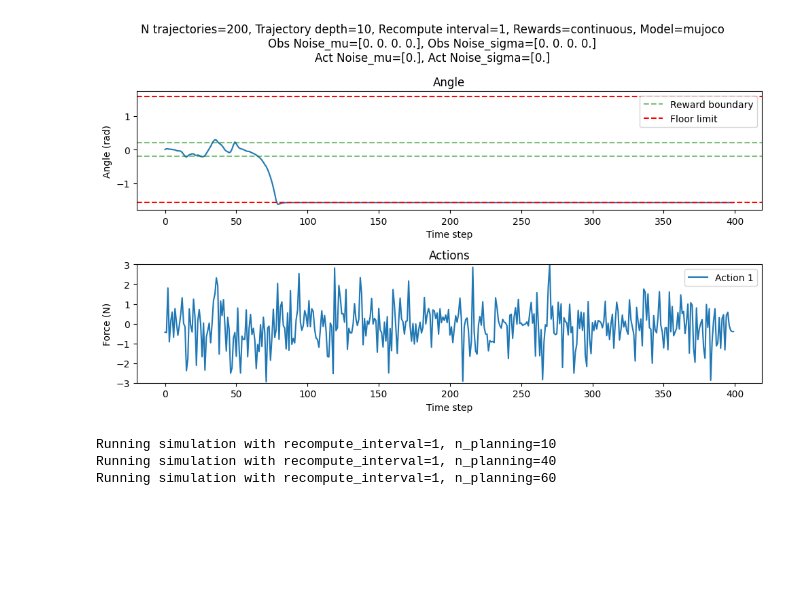
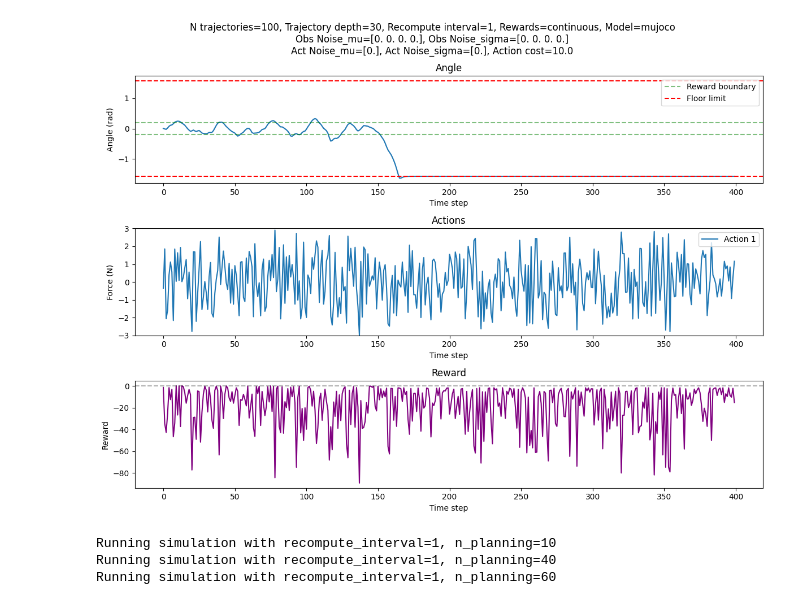
Before and after one commit to jtbuch/mpc_dojo, a Jupyter notebook: dan/MujocoCartpoleSimulations.ipynb, the cells around one changed output. Saved outputs shown, nothing was run; the diff lists cells and outputs as text; code cells hidden in the pictures; blank space fills up the shorter version.

Commit message:
Added action costs to the planning (subtracted from angle rewards)

```diff
--- a/dan/MujocoCartpoleSimulations.ipynb
+++ b/dan/MujocoCartpoleSimulations.ipynb
@@ -6,7 +6,7 @@ import gymnasium as gym
 from scipy.linalg import solve_discrete_are
 import imageio
 # %%
-def simulate(bird, n_episodes, time_steps, recompute_interval, obs_noise_mu=np.array([1.0, 0.0, 0.0, 0.0]), obs_noise_sigma=np.array([0.0, 0.0, 0.0, 0.0]), act_noise_mu=np.array([0.0]), act_noise_sigma=np.array([0.0])):
+def simulate(bird, n_episodes, time_steps, recompute_interval, obs_noise_mu=np.array([1.0, 0.0, 0.0, 0.0]), obs_noise_sigma=np.array([0.0, 0.0, 0.0, 0.0]), act_noise_mu=np.array([0.0]), act_noise_sigma=np.array([0.0]), reward_type='continuous', action_cost = 0.0):
     """Simulate bird."""
 
     simulation_data = {}
@@ -57,6 +57,16 @@ def simulate(bird, n_episodes, time_steps, recompute_interval, obs_noise_mu=np.a
             actions[t] = action
 
             obs, reward, done, truncated, info = env.step(action)
+
+            # If the model is discrete keep reward as is, otherwise save obs[1] as reward
+            if reward_type == 'discrete':
+                reward = reward - action_cost * np.sum(np.square(action[0]))
+            elif reward_type == 'continuous':
+                reward = obs[1] -action_cost * np.sum(np.square(action[0]))
+                # print(f"Observation at time {t}: {obs[1]}")
+                # print(f"Action cost at time {t}: {np.sum(np.square(action[0]))}")
+                # print(f"Reward at time {t}: {reward}")
+                # print(f"Action at time {t}: {action[0]}")
 
             # Add observation noise
             obs += rng.normal(obs_noise_mu, obs_noise_sigma)
@@ -110,8 +120,8 @@ def simulate(bird, n_episodes, time_steps, recompute_interval, obs_noise_mu=np.a
 #     np.array([0.4, 0.4, 0.04, 0.04]),
 #     np.array([0.6, 0.6, 0.06, 0.06]),
 # ]
-planning_width = 200 # how many trajectories to simulate
-n_planning = 10 # how deep the rolout of each trajectory is
+planning_width = 100 # how many trajectories to simulate
+n_planning = 30 # how deep the rolout of each trajectory is
 recompute_interval = 1
 n_episodes = 1
 time_steps = 400
@@ -121,52 +131,64 @@ obs_noise_mu=np.array([0.0, 0.0, 0.0, 0.0]) # mean of the noise added to the obs
 obs_noise_sigma=np.array([0.0, 0.0, 0.0, 0.0]) # standard deviation of the noise added to the observations
 act_noise_mu=np.array([0.0]) # mean of the noise added to the actions
 act_noise_sigma=np.array([0.0]) # standard deviation of the noise added to the actions
+action_cost = 10.0
 
-bird = MPCShittyBird(n_actions = 10, planning_width=planning_width, n_planning=n_planning, reward_type=reward_type, model_type=model_type)
+bird = MPCShittyBird(n_actions = 10, planning_width=planning_width, n_planning=n_planning, reward_type=reward_type, model_type=model_type, action_cost=action_cost)
 
 # Simulate the bird
-simulation_data = simulate(bird, n_episodes=n_episodes, time_steps=time_steps,recompute_interval=recompute_interval, obs_noise_mu=obs_noise_mu, obs_noise_sigma=obs_noise_sigma, act_noise_mu=act_noise_mu, act_noise_sigma=act_noise_sigma)
+simulation_data = simulate(bird, n_episodes=n_episodes, time_steps=time_steps,recompute_interval=recompute_interval, obs_noise_mu=obs_noise_mu, obs_noise_sigma=obs_noise_sigma, act_noise_mu=act_noise_mu, act_noise_sigma=act_noise_sigma, reward_type=reward_type, action_cost=action_cost)
 
 episode1 = simulation_data["episode_1"]
 
 angle = episode1["state_2"]
 
+reward = episode1["reward"]
+
 # Gather all action dimensions into a 2D array (time_steps, act_dim)
 action_keys = sorted([k for k in episode1 if k.startswith("action_")])  # sorted for order
 actions = np.vstack([episode1[k] for k in action_keys]).T
 
-plt.figure(figsize=(10, 6))
+plt.figure(figsize=(12, 9))  # Made figure taller to accommodate third subplot
 plt.suptitle(
     f'N trajectories={planning_width}, Trajectory depth={n_planning}, Recompute interval={recompute_interval}, Rewards={reward_type}, Model={model_type}\n'
     f'Obs Noise_mu={obs_noise_mu}, Obs Noise_sigma={obs_noise_sigma}\n'
-    f'Act Noise_mu={act_noise_mu}, Act Noise_sigma={act_noise_sigma}',
+    f'Act Noise_mu={act_noise_mu}, Act Noise_sigma={act_noise_sigma}, Action cost={action_cost}',
     fontsize=12
 )
+
 # Plot the angle
-plt.subplot(2, 1, 1)
+plt.subplot(3, 1, 1)  # Changed to 3 rows
 plt.plot(angle)
 plt.title('Angle')
 plt.xlabel('Time step')
 plt.ylabel('Angle (rad)')
 plt.axhline(y=-0.2, color='g', linestyle='--', alpha=0.5, label='Reward boundary')
 plt.axhline(y=0.2, color='g', linestyle='--', alpha=0.5)
 plt.axhline(y=-1.573, color='r', linestyle='--', label='Floor limit')
 plt.axhline(y=1.573, color='r', linestyle='--')
 plt.legend()
 
 # Plot the actions
-plt.subplot(2, 1, 2)
+plt.subplot(3, 1, 2)  # Changed to 3 rows
 plt.plot(actions)
 plt.title('Actions')
 plt.xlabel('Time step')
 plt.ylabel('Force (N)')
 plt.ylim(-3, 3)
 plt.legend([f'Action {i+1}' for i in range(actions.shape[1])], loc='upper right')
 
+# Add reward subplot
+plt.subplot(3, 1, 3)
+plt.plot(reward, 'purple')
+plt.title('Reward')
+plt.xlabel('Time step')
+plt.ylabel('Reward')
+plt.axhline(y=0, color='k', linestyle='--', alpha=0.3)
+
 plt.tight_layout()
 plt.show()
 # %% [output]
-[figure, old version]
+[figure, new version]
 # %%
 import numpy as np
 import matplotlib.pyplot as plt
```
Also changed, not shown: 2 other files.
